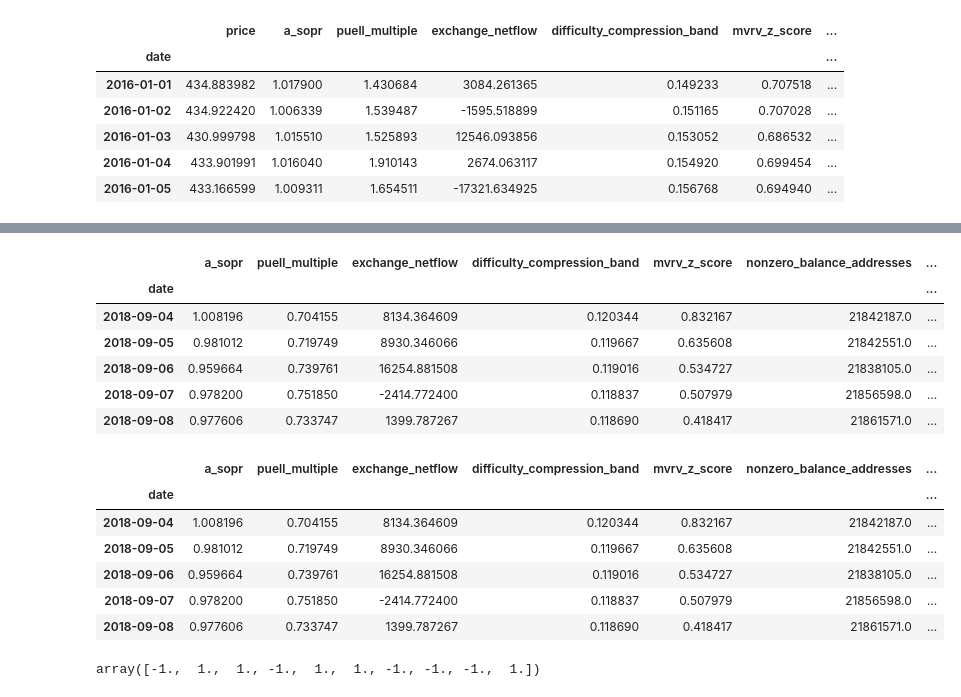
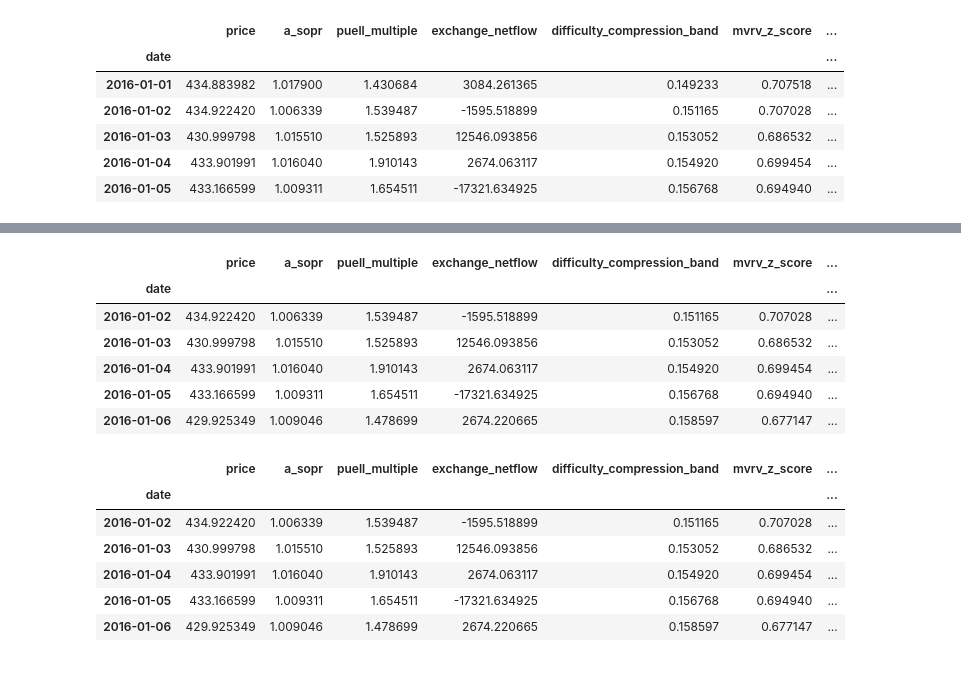
Before and after one commit to ZrowGz/bitcoin-predictor, a Jupyter notebook: SVC_model.ipynb, the cells around one changed output, grey strips where cells are left out. Cells and saved outputs as stored; diff of their text form; code cells hidden in the pictures.

```diff
--- a/SVC_model.ipynb
+++ b/SVC_model.ipynb
@@ -39,4 +36,4 @@ btc_df.head()
 | 2016-01-04 | 433.901991 | 1.016040 | 1.910143 | 2674.063117 | 0.154920 | 0.699454 | ... |
 | 2016-01-05 | 433.166599 | 1.009311 | 1.654511 | -17321.634925 | 0.156768 | 0.694940 | ... |
 # %%
-btc_df.copy().drop(columns=['stablecoin_supply'])
+btc_df = btc_df.drop(columns=['stablecoin_supply'])
@@ -89,7 +89,7 @@ btc_df.head()
 # %%
 y = btc_df['Signal']
 # %%
-X = btc_df.copy().drop(columns=['Signal','price'])
+X = btc_df.copy().drop(columns=['Signal'])
 # %%
 # Select the start of the training period
 training_begin = X.index.min()
@@ -101,6 +101,6 @@ print(training_begin)
 # %%
-# Select the ending period for the training data with an offset of 3 months
-training_end = X.index.min() + DateOffset(months=24)
+# Select the ending period for the training data with an offset of 60 months
+training_end = X.index.min() + DateOffset(months=60)
 
 # Display the training end date
 print(training_end)
@@ -114,28 +114,28 @@ y_train = y.loc[training_begin:training_end]
 # Review the X_train DataFrame
 X_train.head()
 # %% [output]
-|  | a_sopr | puell_multiple | exchange_netflow | difficulty_compression_band | mvrv_z_score | nonzero_balance_addresses | ... |
+|  | price | a_sopr | puell_multiple | exchange_netflow | difficulty_compression_band | mvrv_z_score | ... |
 | date |  |  |  |  |  |  | ... |
-| 2018-09-04 | 1.008196 | 0.704155 | 8134.364609 | 0.120344 | 0.832167 | 21842187.0 | ... |
-| 2018-09-05 | 0.981012 | 0.719749 | 8930.346066 | 0.119667 | 0.635608 | 21842551.0 | ... |
-| 2018-09-06 | 0.959664 | 0.739761 | 16254.881508 | 0.119016 | 0.534727 | 21838105.0 | ... |
-| 2018-09-07 | 0.978200 | 0.751850 | -2414.772400 | 0.118837 | 0.507979 | 21856598.0 | ... |
-| 2018-09-08 | 0.977606 | 0.733747 | 1399.787267 | 0.118690 | 0.418417 | 21861571.0 | ... |
+| 2016-01-02 | 434.922420 | 1.006339 | 1.539487 | -1595.518899 | 0.151165 | 0.707028 | ... |
+| 2016-01-03 | 430.999798 | 1.015510 | 1.525893 | 12546.093856 | 0.153052 | 0.686532 | ... |
+| 2016-01-04 | 433.901991 | 1.016040 | 1.910143 | 2674.063117 | 0.154920 | 0.699454 | ... |
+| 2016-01-05 | 433.166599 | 1.009311 | 1.654511 | -17321.634925 | 0.156768 | 0.694940 | ... |
+| 2016-01-06 | 429.925349 | 1.009046 | 1.478699 | 2674.220665 | 0.158597 | 0.677147 | ... |
 # %%
 # Generate the X_test and y_test DataFrames
-X_test = X.loc[training_end+DateOffset(hours=1):]
-y_test = y.loc[training_end+DateOffset(hours=1):]
+X_test = X.loc[training_end:]
+y_test = y.loc[training_end:]
 
 # Review the X_test DataFrame
 X_train.head()
 # %% [output]
-|  | a_sopr | puell_multiple | exchange_netflow | difficulty_compression_band | mvrv_z_score | nonzero_balance_addresses | ... |
+|  | price | a_sopr | puell_multiple | exchange_netflow | difficulty_compression_band | mvrv_z_score | ... |
 | date |  |  |  |  |  |  | ... |
-| 2018-09-04 | 1.008196 | 0.704155 | 8134.364609 | 0.120344 | 0.832167 | 21842187.0 | ... |
-| 2018-09-05 | 0.981012 | 0.719749 | 8930.346066 | 0.119667 | 0.635608 | 21842551.0 | ... |
-| 2018-09-06 | 0.959664 | 0.739761 | 16254.881508 | 0.119016 | 0.534727 | 21838105.0 | ... |
-| 2018-09-07 | 0.978200 | 0.751850 | -2414.772400 | 0.118837 | 0.507979 | 21856598.0 | ... |
-| 2018-09-08 | 0.977606 | 0.733747 | 1399.787267 | 0.118690 | 0.418417 | 21861571.0 | ... |
+| 2016-01-02 | 434.922420 | 1.006339 | 1.539487 | -1595.518899 | 0.151165 | 0.707028 | ... |
+| 2016-01-03 | 430.999798 | 1.015510 | 1.525893 | 12546.093856 | 0.153052 | 0.686532 | ... |
+| 2016-01-04 | 433.901991 | 1.016040 | 1.910143 | 2674.063117 | 0.154920 | 0.699454 | ... |
+| 2016-01-05 | 433.166599 | 1.009311 | 1.654511 | -17321.634925 | 0.156768 | 0.694940 | ... |
+| 2016-01-06 | 429.925349 | 1.009046 | 1.478699 | 2674.220665 | 0.158597 | 0.677147 | ... |
 # %%
 # Scale the features DataFrames
 
@@ -154,11 +154,3 @@ svm_model = svm.SVC()
 
 # Fit the model to the data using the training data
 svm_model = svm_model.fit(X_train_scaled, y_train)
-
-# Use the testing data to make the model predictions
-svm_pred = svm_model.predict(X_test_scaled)
-
-# Review the model's predicted values
-svm_pred[:10]
-# %% [output]
-array([-1.,  1.,  1., -1.,  1.,  1., -1., -1., -1.,  1.])
```
Also changed, not shown: parts of 16 cells of this notebook.
